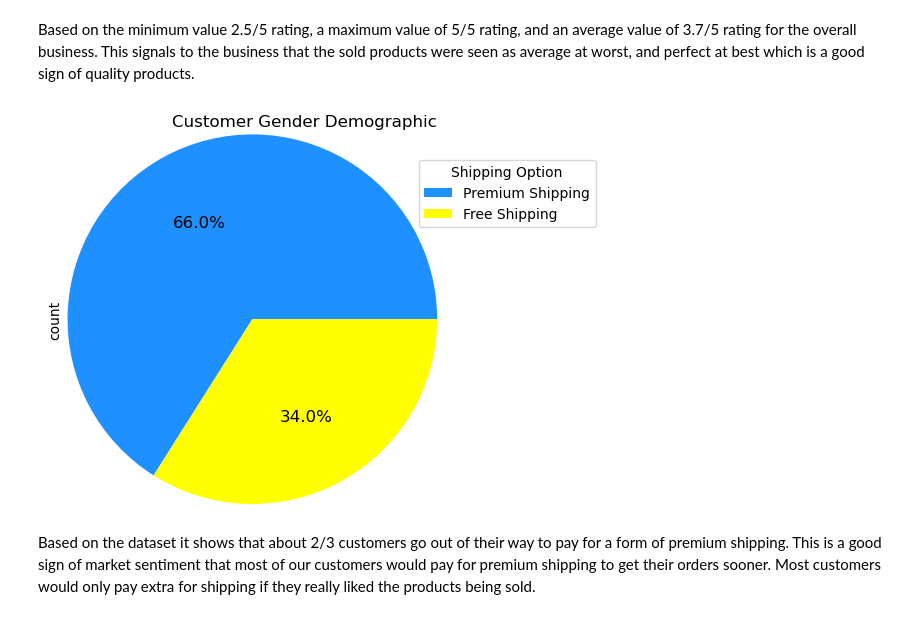
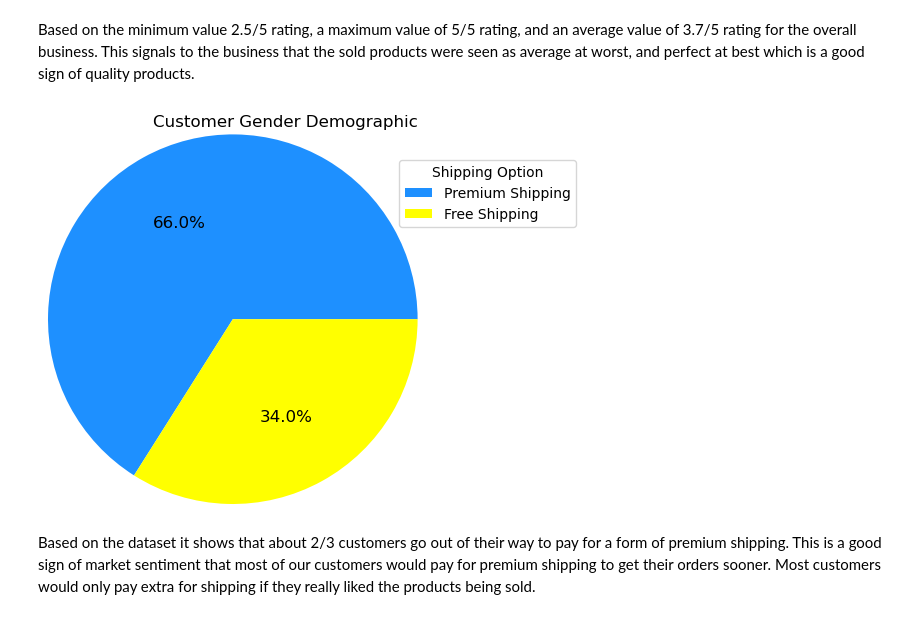
Before and after one commit to jasondo-da/shopping_behavior_analysis, a Jupyter notebook: shopping_behavior_analysis.ipynb, the cells around one changed output. Cells and saved outputs as stored; diff of their text form; code cells hidden in the pictures.

```diff
--- a/shopping_behavior_analysis.ipynb
+++ b/shopping_behavior_analysis.ipynb
@@ -723,22 +749,23 @@ Based on the minimum value 2.5/5 rating, a maximum value of 5/5 rating, and an a
 # %%
 # Another method to get an insight into customer sentiment is to
 # find which customers spend extra money for a premium shipping option.
 # (This is assuming that there is always a free shipping option and other
 # paid shipping options)
 
 df['shipping_type'].value_counts().plot(kind='pie',
                                  autopct='%1.1f%%',
                                  colors=['dodgerblue', 'yellow'],
                                  fontsize=12,
+                                 label='',
                                  labels=['', ''],
                                  radius=1.25)
 plt.title('Customer Gender Demographic', loc='right')
 plt.legend(['Premium Shipping', 'Free Shipping'],
            title='Shipping Option',
            loc=[0.95,.75])
 plt.show()
 # %% [output]
-[figure, old version]
+[figure, new version]
 # %% [markdown]
 Based on the dataset it shows that about 2/3 customers go out of their way to pay for a form of premium shipping. This is a good sign of market sentiment that most of our customers would pay for premium shipping to get their orders sooner. Most customers would only pay extra for shipping if they really liked the products being sold.
 # %% [markdown]
```
Also changed, not shown: parts of 13 cells of this notebook.
